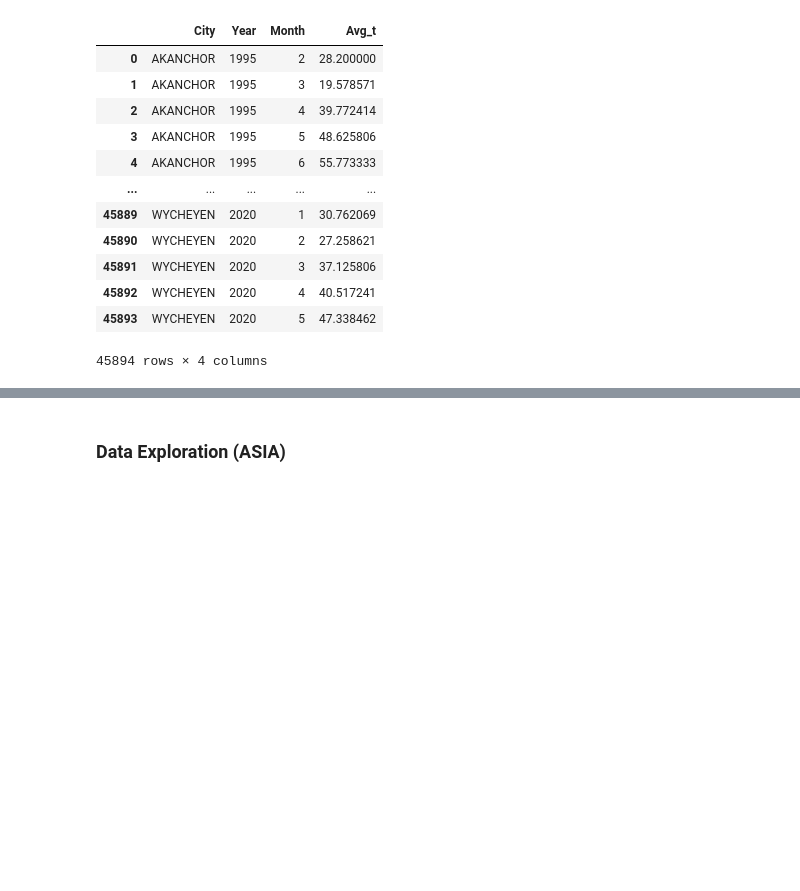
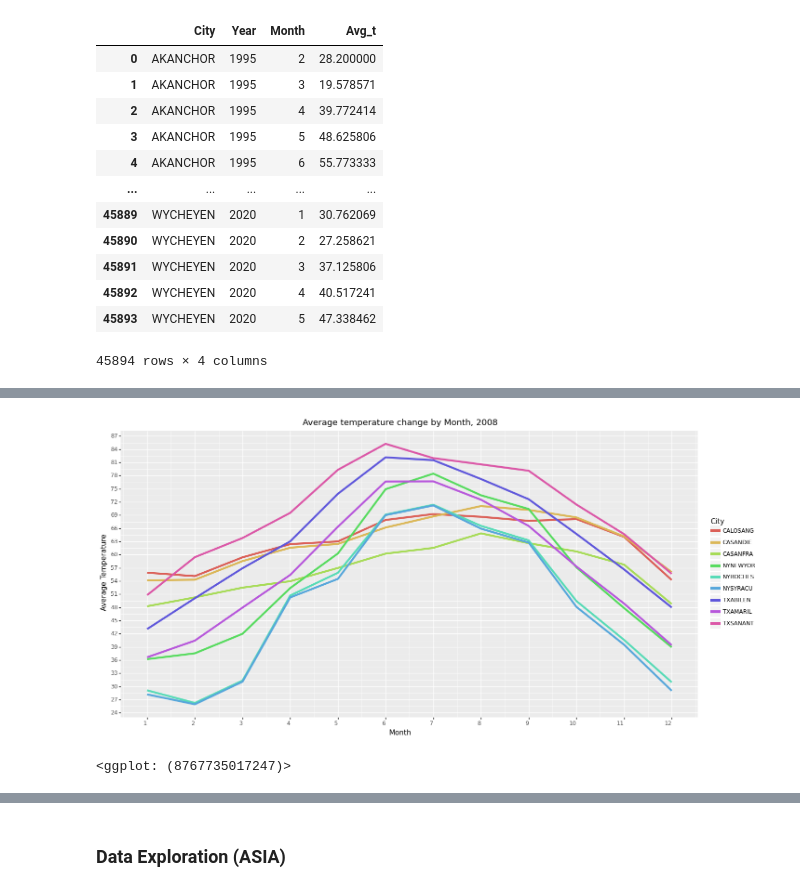
Before and after one commit to Wook22/UC-DAVIS, a Jupyter notebook: STA141B/STA141B.ipynb, the cells around one changed output, grey strips where cells are left out. Drawn from its saved outputs; the diff is of its cells as text; code cells hidden in the pictures; blank space fills up the shorter version.

```diff
--- a/STA141B/STA141B.ipynb
+++ b/STA141B/STA141B.ipynb
@@ -524,0 +598,5 @@ second_data
+# %%
+gg08
+# %% [output]
+[figure, added]
+<ggplot: (8767735017247)>
```
Also changed, not shown: parts of 15 cells of this notebook.
